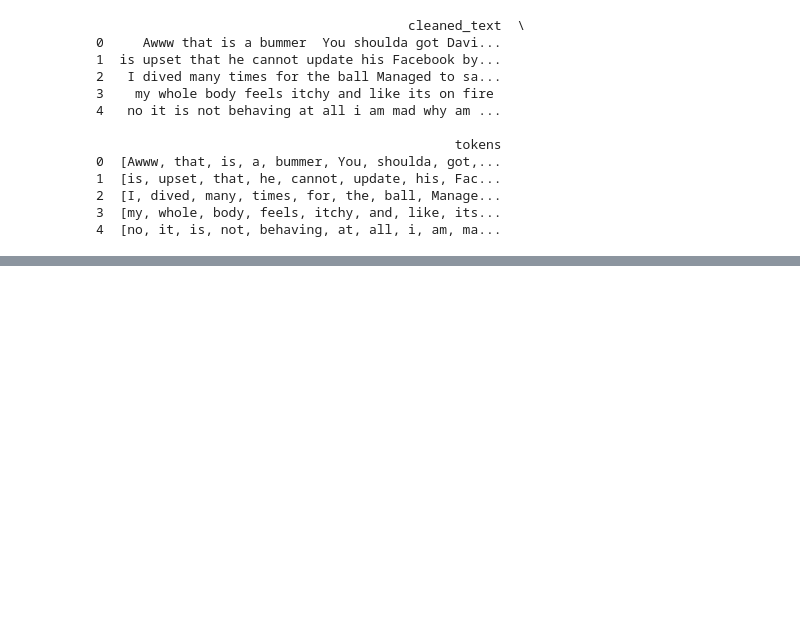
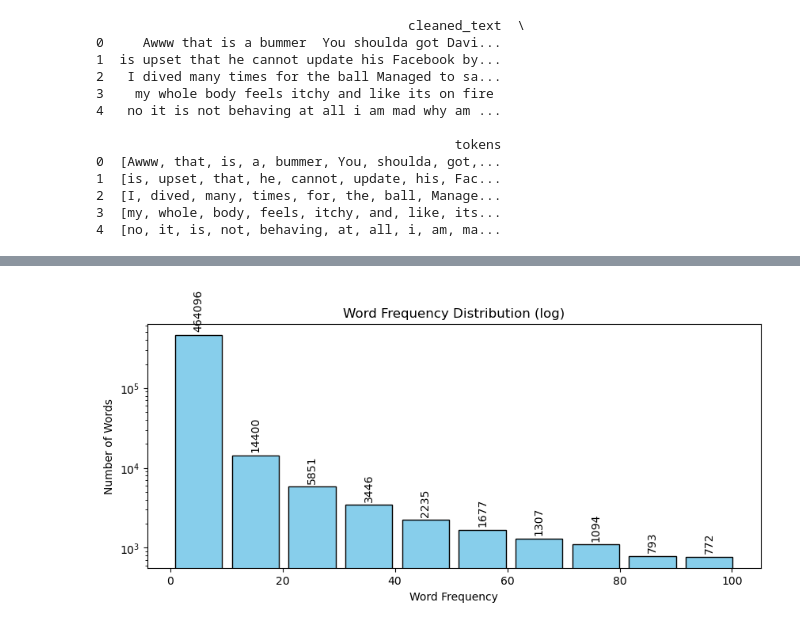
Before and after one commit to adma224/ml-cloud-pipeline-generative-tweets, a Jupyter notebook: Tweet Exploration and Data Preprocessing.ipynb, the cells around one changed output, grey strips where cells are left out. Drawn from its saved outputs; the diff is of its cells as text; code cells hidden in the pictures; blank space fills up the shorter version.

```diff
--- a/Tweet Exploration and Data Preprocessing.ipynb
+++ b/Tweet Exploration and Data Preprocessing.ipynb
@@ -103,0 +171,29 @@ df[['target', 'tokens']].to_csv('preprocessed_tweets.csv', index=False)
+# %%
+# Assuming you have data, bins, and other settings from the previous example
+data = word_freq_df['Frequency']
+bins = 10
+x_line = 100  # Example cutoff value, adjust as needed
+x_max = x_line +1  # Assuming x_max is defined
+hist, bin_edges = np.histogram(data, bins=bins, range=(0, x_max))
+
+fig, ax = plt.subplots(figsize=(10, 4))
+width_scaling_factor = 0.8
+for i in range(len(hist)):
+    height = hist[i]
+    center = (bin_edges[i] + bin_edges[i+1]) / 2
+    original_width = bin_edges[i+1] - bin_edges[i]
+    adjusted_width = original_width * width_scaling_factor+0.3
+
+    ax.bar(center, height, align='center', width=adjusted_width, color='skyblue', edgecolor='black')
+    if height > 0:
+        ax.annotate(f'{height}', xy=(center, height), xytext=(0, 3),
+                    textcoords="offset points", ha='center', va='bottom', rotation=90)
+
+ax.set_title('Word Frequency Distribution (log)')
+ax.set_xlabel('Word Frequency')
+ax.set_ylabel('Number of Words')
+ax.set_yscale('log')
+
+plt.show()
+# %% [output]
+[figure, added]
```
Also changed, not shown: parts of 4 cells of this notebook, 3 other files.
